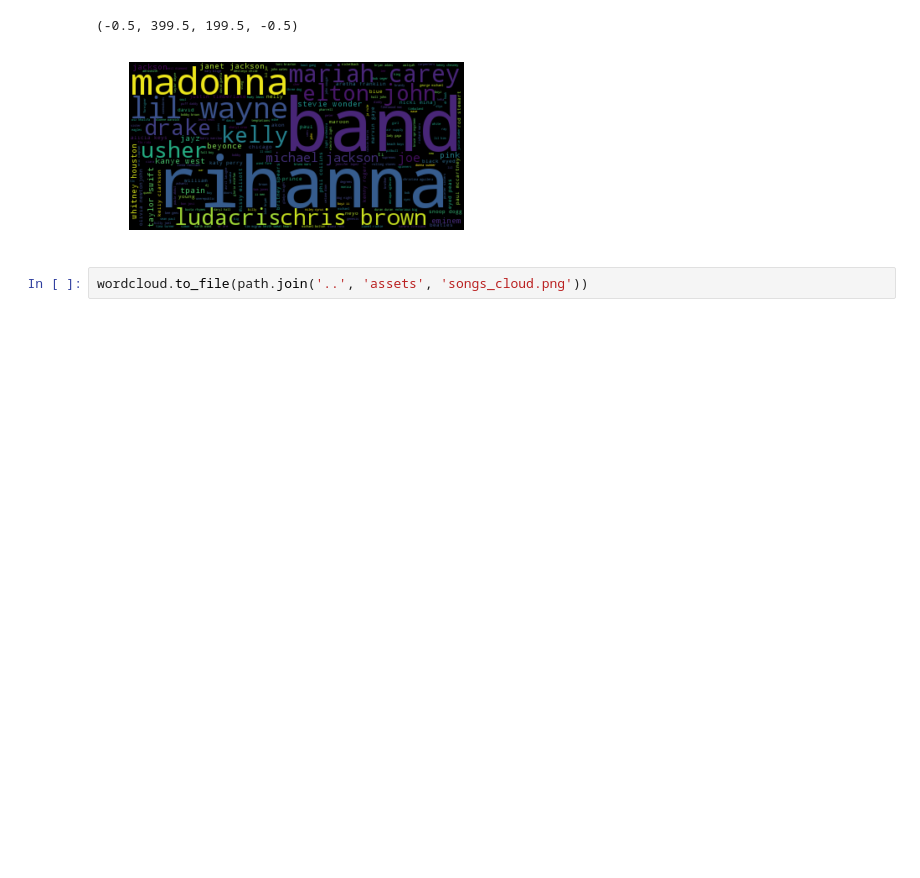
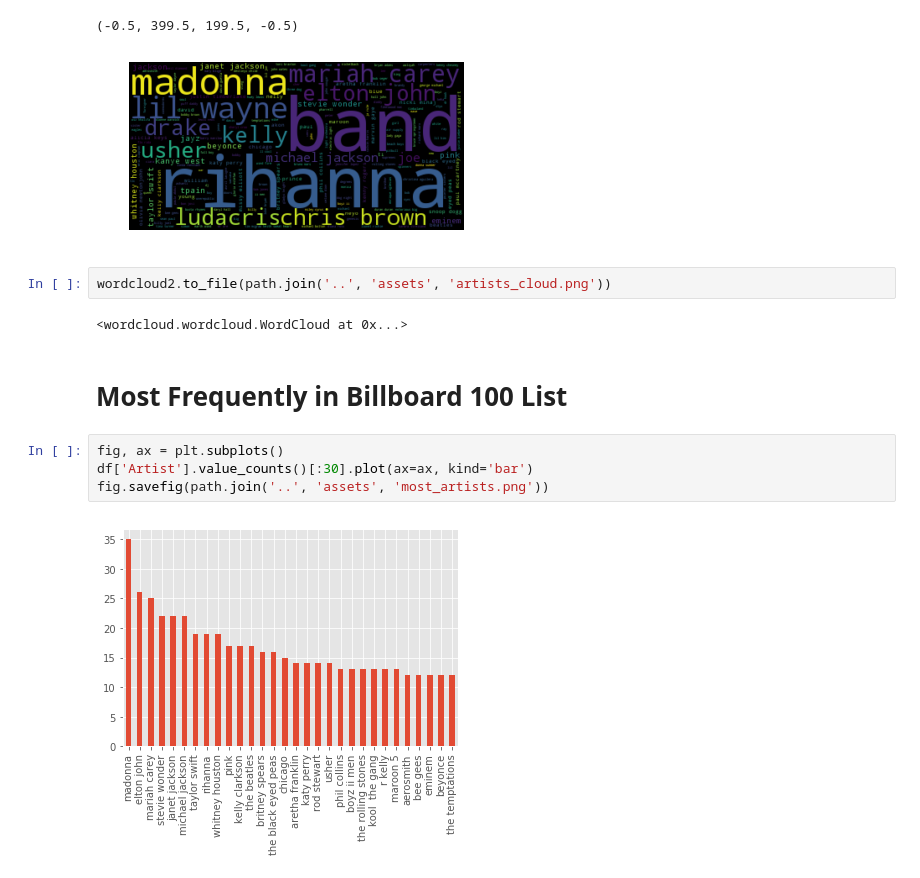
Before and after one commit to manulohiya/lyrics-billboard, a Jupyter notebook: notebooks/lyrics.ipynb, the cells around one changed output. Drawn from its saved outputs; the diff is of its cells as text; blank space fills up the shorter version.

Commit message:
most popular artists

```diff
--- a/notebooks/lyrics.ipynb
+++ b/notebooks/lyrics.ipynb
@@ -66,4 +66,14 @@ plt.axis("off")
 (-0.5, 399.5, 199.5, -0.5)
 [figure]
 # %%
-wordcloud.to_file(path.join('..', 'assets', 'songs_cloud.png'))
+wordcloud2.to_file(path.join('..', 'assets', 'artists_cloud.png'))
+# %% [output]
+<wordcloud.wordcloud.WordCloud at 0x...>
+# %% [markdown]
+# Most Frequently in Billboard 100 List
+# %%
+fig, ax = plt.subplots()
+df['Artist'].value_counts()[:30].plot(ax=ax, kind='bar')
+fig.savefig(path.join('..', 'assets', 'most_artists.png'))
+# %% [output]
+[figure, added]
```
Also changed, not shown: parts of 3 cells of this notebook, 2 other files.
